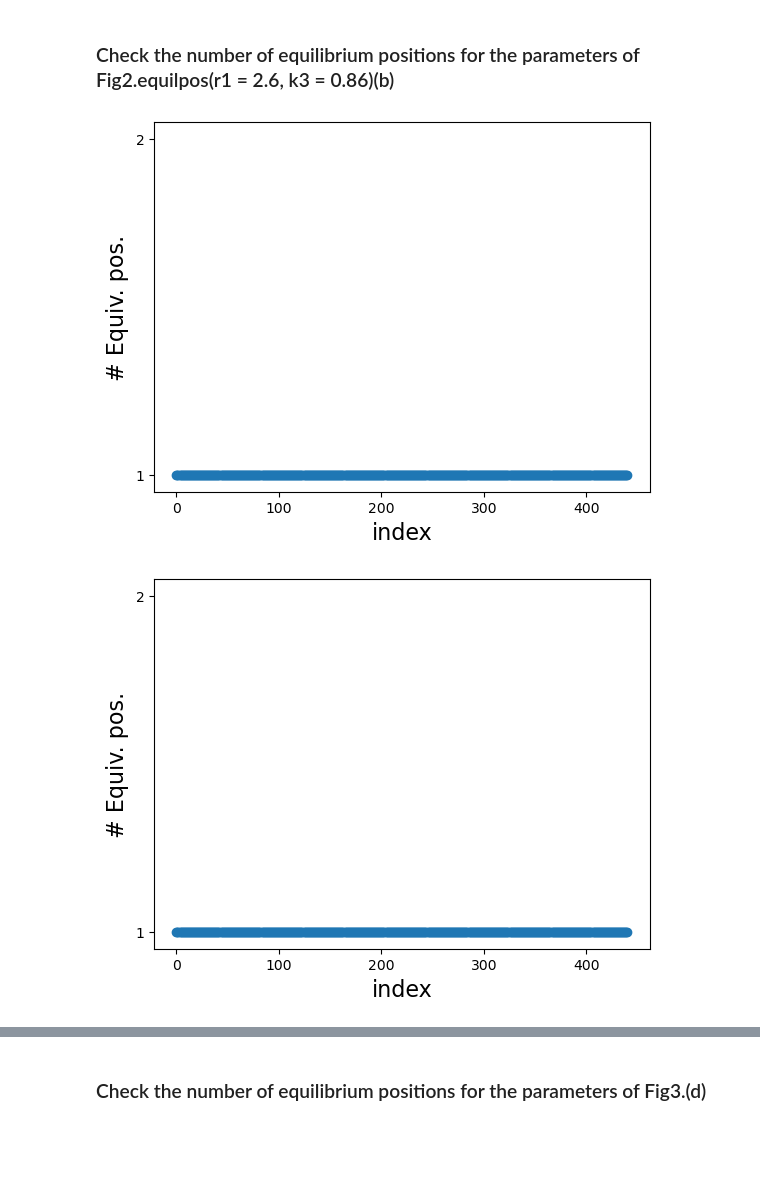
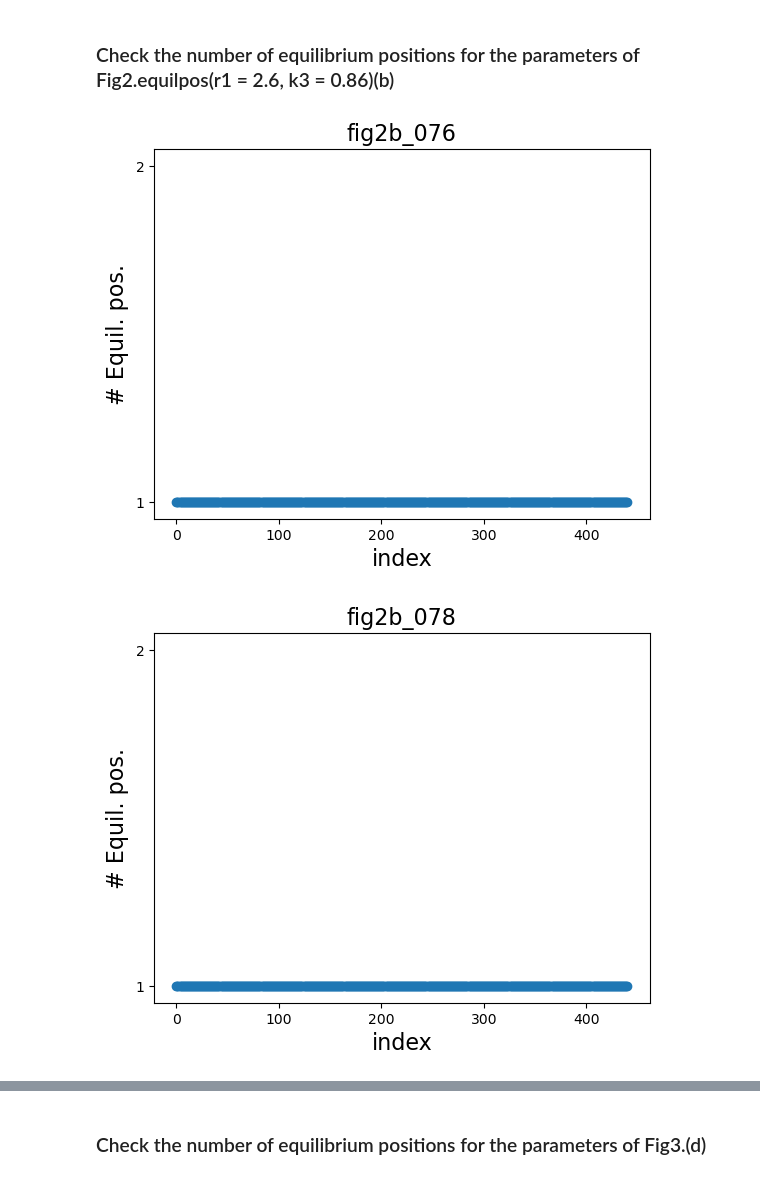
Before and after one commit to gubazoltan/Ball-and-spring, a Jupyter notebook: systema/code/equil_unicity.ipynb, the cells around one changed output, grey strips where cells are left out. Drawn from its saved outputs; the diff is of its cells as text; code cells hidden in the pictures; blank space fills up the shorter version.

Commit message:
added comments and titles

```diff
--- a/systema/code/equil_unicity.ipynb
+++ b/systema/code/equil_unicity.ipynb
@@ -24,9 +25,10 @@ def isnew(lst, newloc):
 
     return False
 # %%
+#obtain the equilibrium positions for a specific set of control parameters on the configuration space
 def equilpos(r1 = 2.6, k3 = 0.84, fname = None):
+
     #set parameters for the calculation
-
     r2 = 2
     k1 = 1
     k2 = 1
@@ -48,39 +50,55 @@ def equilpos(r1 = 2.6, k3 = 0.84, fname = None):
     #create the potential
     U = sac.potprep(r1 = r1, r2 = r2, k1 = k1, k2 = k2, k3 = k3, l1 = l1, l2 = l2, l3 = l3, d = d, R = R)
 
+    #define the number of random searches for a given point in the configuration space
     random_searches = 50
 
+    #define the region in which we look for the equilibrium positions
     a = 10
 
+    #define container for the equilibrium positions
     cords_allangles = []
 
-    for idx in range(0,len(a1s),3):
-        for idy in range(0,len(a2s),3):
+    #go over the grid with a stepsize of 3 (not going over all the possible points)
+    for idx in range(0, len(a1s), 3):
+        for idy in range(0, len(a2s), 3):
 
+            #define container for the equilibrium positions in the case of this point in the configuration space
             cords_angle = []
 
+            #obtain the angles that characterise the point in the configuration space
             alpha = a1s[idx]
             beta = a2s[idy]
 
+            #carry out random searches for the equilibrium position
+            #NOTE the search is carried out using a scipy.optimize.minimize
             for i in range(random_searches):
+
+                #create random initial point for the search
                 x0, y0 = (np.random.rand(2)*a - a/2)
 
+                #find the equilibrium position starting from the initial positions (x0, y0)
                 minx, miny, potata1a2 = sac.mincords(pot = U, alpha1 = alpha, alpha2 = beta, x0 = x0, y0 = y0)
 
+                #check whether this equilibrium position was already found or not
                 if isnew(lst = cords_angle, newloc = [minx,miny] ):
                     cords_angle.append([minx,miny])
 
                 else:
                     pass
 
+            #add the container to the larger contaier
             cords_allangles.append(cords_angle)
 
+    #create figure
     fig = plt.figure()
 
+    #plot the number of equilibrium positions for each point in the configuration space
     plt.scatter(np.arange(len(cords_allangles)), [len(cords_allangles[i]) for i in range(len(cords_allangles))])
 
+    #add labels and ticklabels to the axis
     plt.xlabel("index", fontsize = 16)
-    plt.ylabel("# Equiv. pos.", fontsize = 16)
+    plt.ylabel("# Equil. pos.", fontsize = 16)
 
     plt.ylim([0.95,2+0.05])
 
@@ -89,20 +107,24 @@ def equilpos(r1 = 2.6, k3 = 0.84, fname = None):
 
     plt.yticks(tickvals, ticklabels)
 
+    #add title
+    plt.title(fname, fontsize = 16)
+
+    #save the figure
     if fname == None:
         pass
     else:
-        plt.savefig("../figures/" + fname, dpi = 1200, bbox_inches = "tight")
+        plt.savefig("../figures/" + fname + ".svg", dpi = 1200, bbox_inches = "tight")
 
     plt.show()
 # %% [markdown]
 ### Check the number of equilibrium positions for the parameters of Fig2.equilpos(r1 = 2.6, k3 = 0.86)(b)
 # %%
-equilpos(r1 = 2.6, k3 = 0.76, fname = "fig2b_076.svg")
+equilpos(r1 = 2.6, k3 = 0.76, fname = "fig2b_076")
 # %% [output]
-[figure, old version]
+[figure, new version]
 # %%
-equilpos(r1 = 2.6, k3 = 0.78, fname = "fig2b_078.svg")
+equilpos(r1 = 2.6, k3 = 0.78, fname = "fig2b_078")
 # %% [output]
-[figure, old version]
+[figure, new version]
 # %%
```
Also changed, not shown: parts of 10 cells of this notebook, 11 other files.
